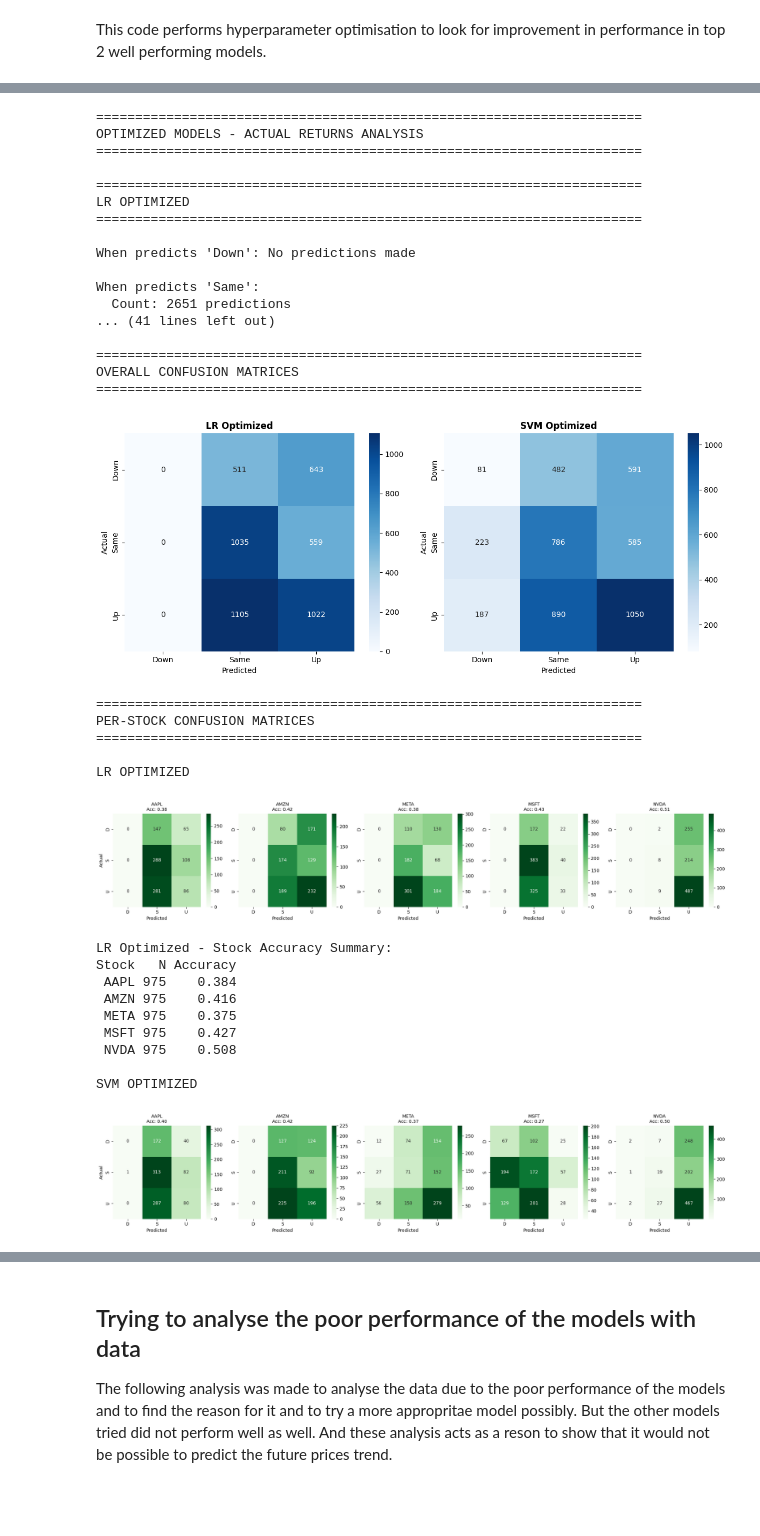
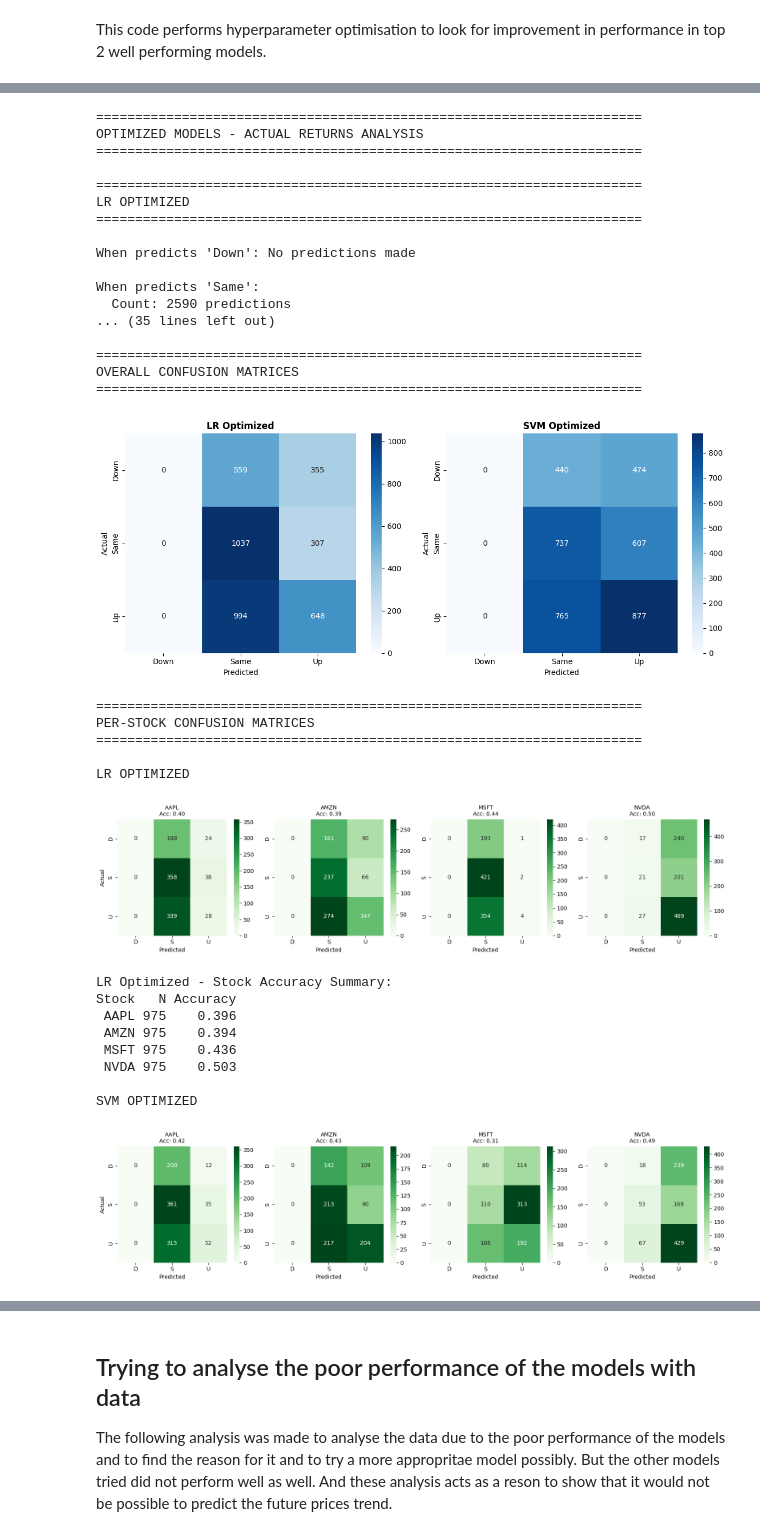
Before and after one commit to Aravindh4404/DATA601UCal, a Jupyter notebook: DATA601_2.ipynb, the cells around one changed output, grey strips where cells are left out. Cells and saved outputs as stored; diff of their text form; code cells hidden in the pictures; blank space fills up the shorter version.

```diff
--- a/DATA601_2.ipynb
+++ b/DATA601_2.ipynb
@@ -74,7 +74,7 @@ from sklearn.svm import SVC
 folder_path = '/content/drive/MyDrive/SNP500/stock_data/'
 
 # List of stocks to process
-stocks = ['NVDA', 'AAPL', 'MSFT', 'AMZN', 'META']
+stocks = ['NVDA', 'AAPL', 'MSFT', 'AMZN']
 
 stock_data = {}
 
@@ -980,7 +988,7 @@ from sklearn.model_selection import GridSearchCV
 lr_params = {
     'C': [0.1, 1, 10],
     'penalty': ['l2'],
-    'solver': ['lbfgs']
+    'solver': ['lbfgs'],
 }
 lr_grid = GridSearchCV(LogisticRegression(max_iter=500, random_state=42),
                        lr_params, cv=3, n_jobs=-1)
@@ -1087,15 +1095,18 @@ print("\n" + "="*70)
 print("PER-STOCK CONFUSION MATRICES")
 print("="*70)
 
+# Get unique stocks from the data
+stocks = sorted(test_data_base['Stock'].unique())
+
 for model_name, pred in zip(opt_model_names, opt_predictions):
     print(f"\n{model_name.upper()}")
 
     test_data_stocks = test_data_base.copy()
     test_data_stocks['Predicted'] = pred
 
-    fig, axes = plt.subplots(1, 5, figsize=(20, 4))
+    fig, axes = plt.subplots(1, 4, figsize=(16, 4))
 
-    for idx, stock in enumerate(['AAPL', 'AMZN', 'META', 'MSFT', 'NVDA']):
+    for idx, stock in enumerate(stocks):
         stock_data = test_data_stocks[test_data_stocks['Stock'] == stock]
 
         if len(stock_data) > 0:
@@ -1120,47 +1131,46 @@ for model_name, pred in zip(opt_model_names, opt_predictions):
     # Print stock-wise accuracy summary
     print(f"\n{model_name} - Stock Accuracy Summary:")
     stock_summary = []
-    for stock in ['AAPL', 'AMZN', 'META', 'MSFT', 'NVDA']:
+    for stock in stocks:
         stock_data = test_data_stocks[test_data_stocks['Stock'] == stock]
         if len(stock_data) > 0:
             acc = accuracy_score(stock_data['Target'], stock_data['Predicted'])
             stock_summary.append({'Stock': stock, 'N': len(stock_data), 'Accuracy': f"{acc:.3f}"})
 
     print(pd.DataFrame(stock_summary).to_string(index=False))
 # %% [output]
 ======================================================================
 OPTIMIZED MODELS - ACTUAL RETURNS ANALYSIS
 ======================================================================
 
 ======================================================================
 LR OPTIMIZED
 ======================================================================
 
 When predicts 'Down': No predictions made
 
 When predicts 'Same':
-  Count: 2651 predictions
-... (41 lines left out)
+  Count: 2590 predictions
+... (35 lines left out)
 
 ======================================================================
 OVERALL CONFUSION MATRICES
 ======================================================================
-[figure, old version]
+[figure, new version]
 ======================================================================
 PER-STOCK CONFUSION MATRICES
 ======================================================================
 
 LR OPTIMIZED
-[figure, old version]
+[figure, new version]
 LR Optimized - Stock Accuracy Summary:
 Stock   N Accuracy
- AAPL 975    0.384
- AMZN 975    0.416
- META 975    0.375
- MSFT 975    0.427
- NVDA 975    0.508
+ AAPL 975    0.396
+ AMZN 975    0.394
+ MSFT 975    0.436
+ NVDA 975    0.503
 
 SVM OPTIMIZED
-[figure, old version]
+[figure, new version]
 SVM Optimized - Stock Accuracy Summary:
 Stock   N Accuracy
```
Also changed, not shown: parts of 32 cells of this notebook.
